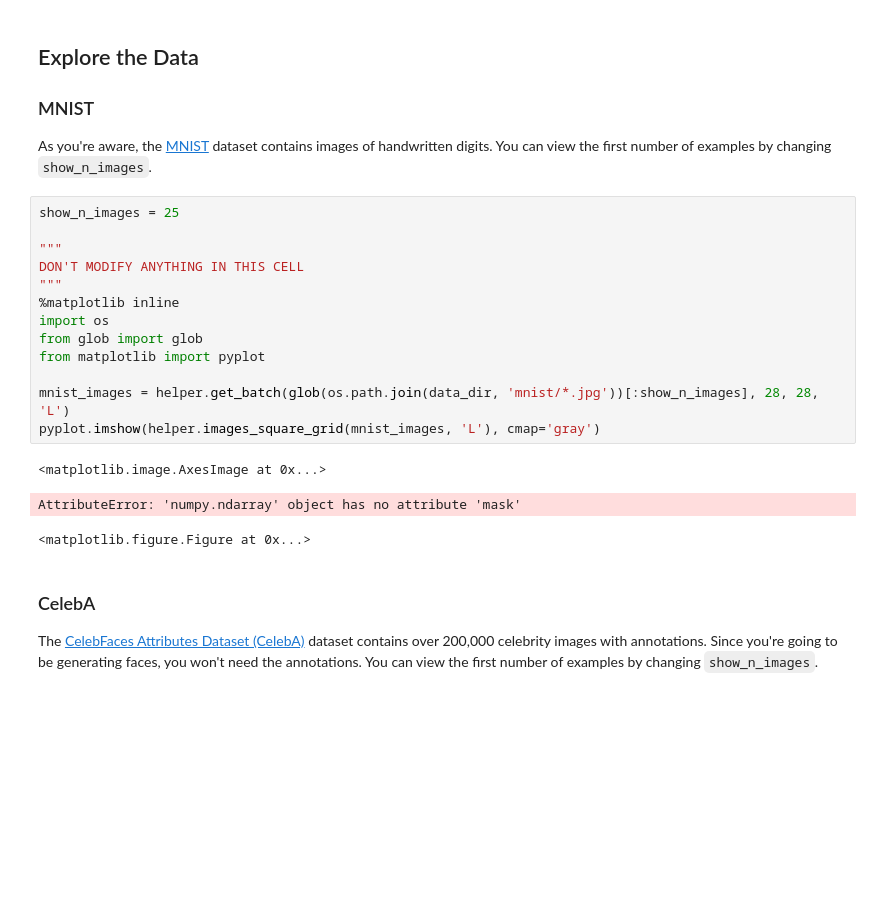
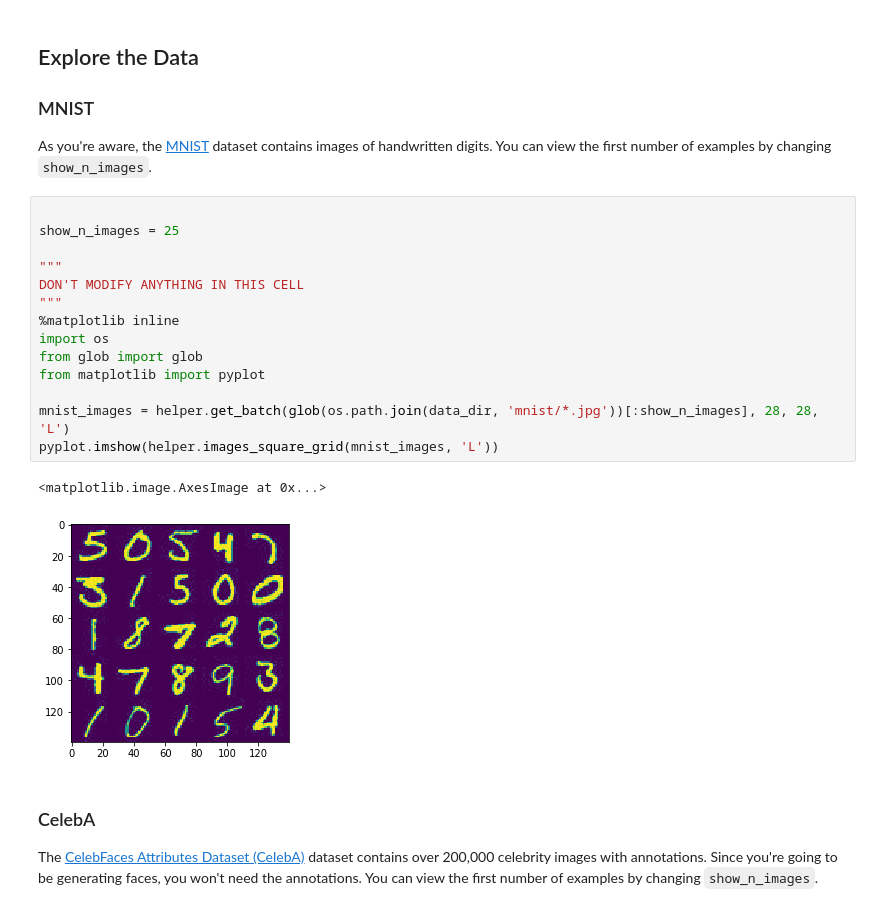
Before and after one commit to ismail484/GANS-face-generation, a Jupyter notebook: dlnd_face_generation.ipynb, the cells around one changed output. Saved outputs shown, nothing was run; the diff lists cells and outputs as text; blank space fills up the shorter version.

```diff
--- a/dlnd_face_generation.ipynb
+++ b/dlnd_face_generation.ipynb
@@ -31,22 +31,22 @@ Found celeba Data
 ### MNIST
 As you're aware, the [MNIST](http://yann.lecun.com/exdb/mnist/) dataset contains images of handwritten digits. You can view the first number of examples by changing `show_n_images`.
 # %%
+
 show_n_images = 25
 
 """
 DON'T MODIFY ANYTHING IN THIS CELL
 """
 %matplotlib inline
 import os
 from glob import glob
 from matplotlib import pyplot
 
 mnist_images = helper.get_batch(glob(os.path.join(data_dir, 'mnist/*.jpg'))[:show_n_images], 28, 28, 'L')
-pyplot.imshow(helper.images_square_grid(mnist_images, 'L'), cmap='gray')
+pyplot.imshow(helper.images_square_grid(mnist_images, 'L'))
 # %% [output]
 <matplotlib.image.AxesImage at 0x...>
-AttributeError: 'numpy.ndarray' object has no attribute 'mask'
-<matplotlib.figure.Figure at 0x...>
+[figure, added]
 # %% [markdown]
 ### CelebA
 The [CelebFaces Attributes Dataset (CelebA)](http://mmlab.ie.cuhk.edu.hk/projects/CelebA.html) dataset contains over 200,000 celebrity images with annotations.  Since you're going to be generating faces, you won't need the annotations.  You can view the first number of examples by changing `show_n_images`.
```
Also changed, not shown: parts of 2 cells of this notebook, 1 other file.
